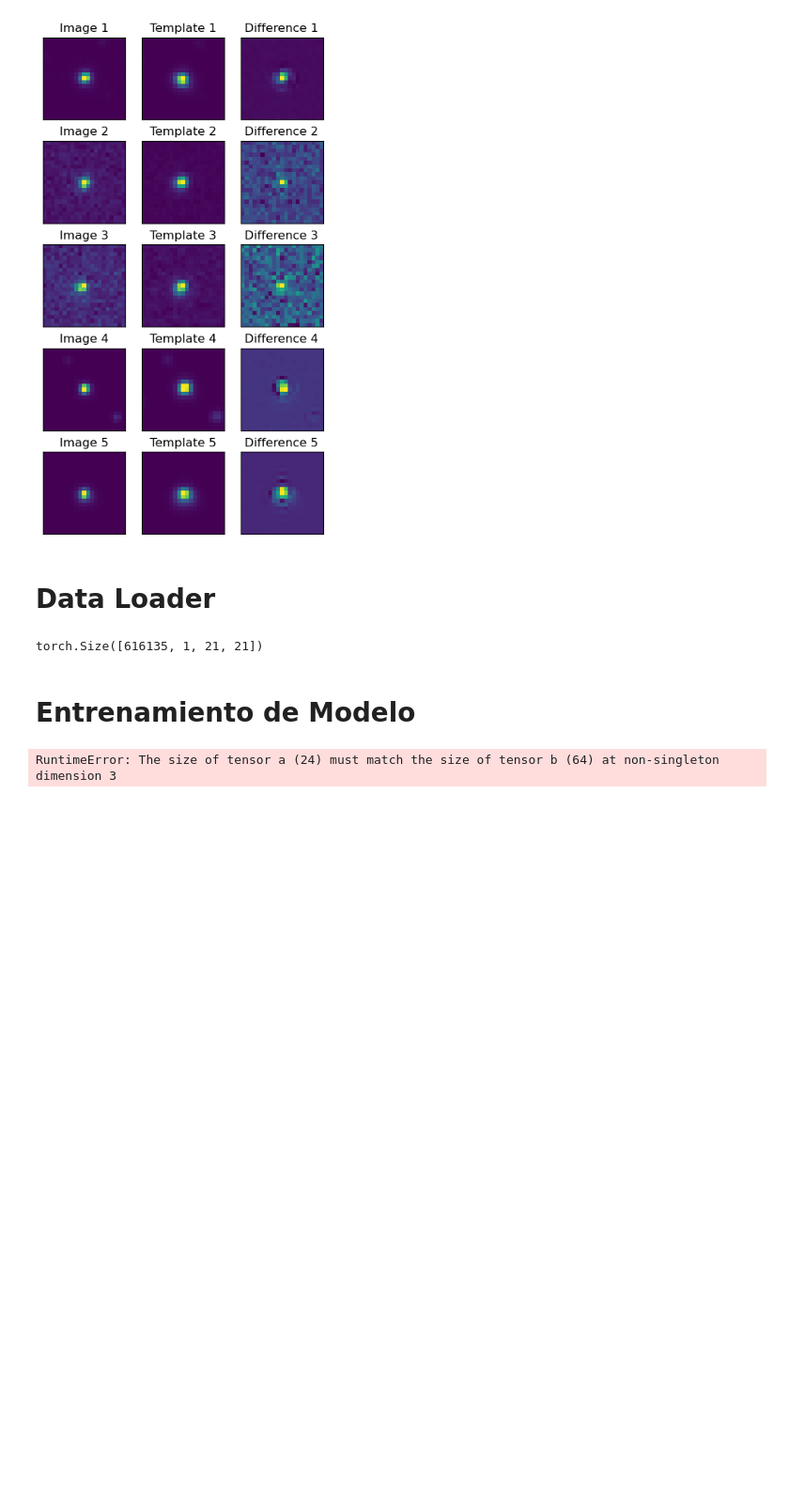
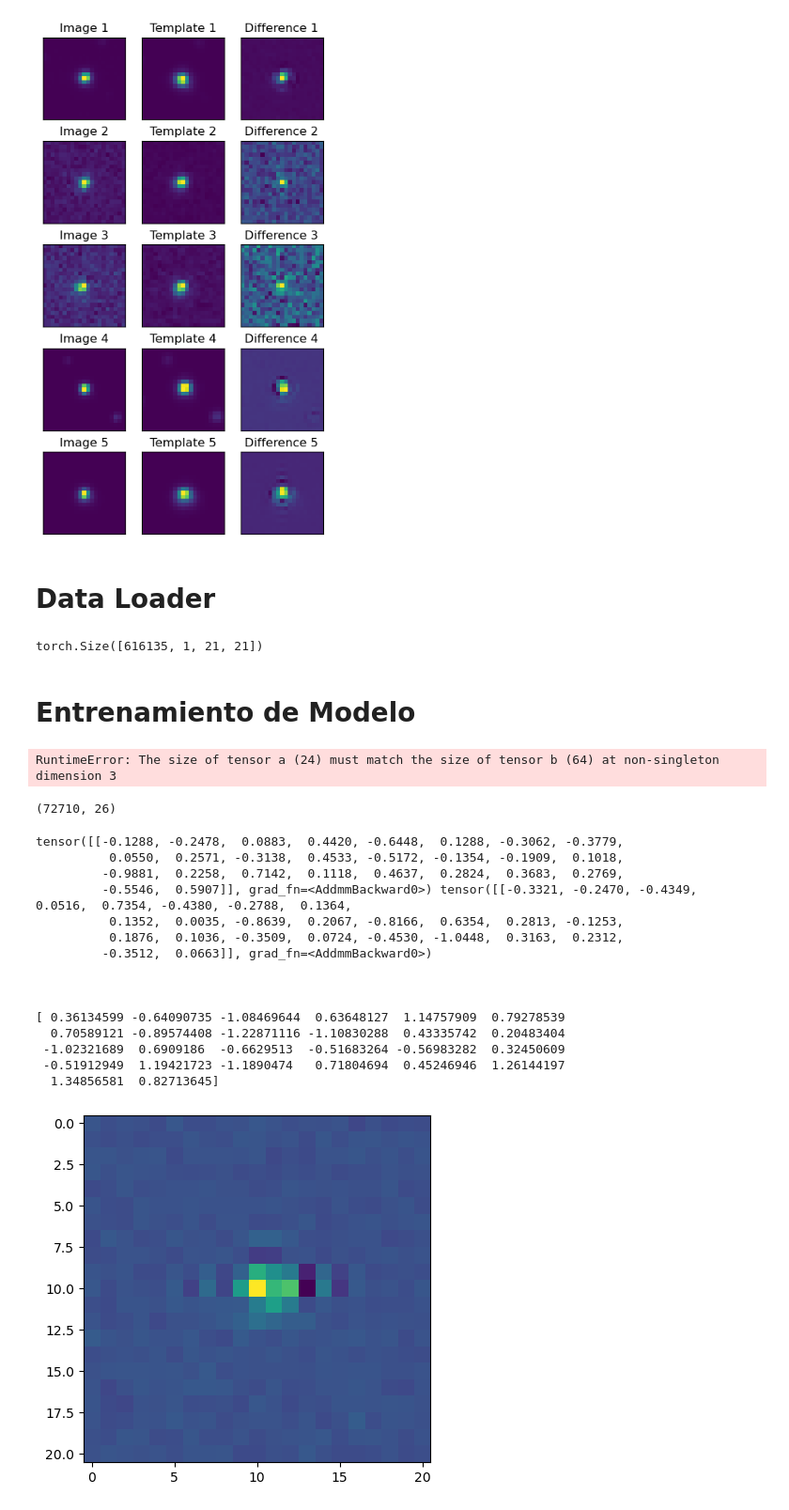
Before and after one commit to pmarconep/ZTF_alert_8a, a Jupyter notebook: proyecto.ipynb, the cells around one changed output. Shown at 94% size. Cells and saved outputs as stored; diff of their text form; code cells hidden in the pictures; blank space fills up the shorter version.

```diff
--- a/proyecto.ipynb
+++ b/proyecto.ipynb
@@ -37,12 +37,12 @@ importlib.reload(src)
 # %%
 #load everything
 stamps_dataset = pd.read_pickle('data/5stamps_dataset.pkl')
-# dataset_1_21 = pd.read_pickle('data/stamp_dataset_21_new.pkl')
-# dataset_2_28 = pd.read_pickle('data/stamp_dataset_28.pkl')
-# dataset_2_45 = pd.read_pickle('data/stamp_dataset_45.pkl')
-# dataset_1_45 = pd.read_pickle('data/stamp_dataset_jun_allwise_45_final.pkl')
-# dataset_2_63 = pd.read_pickle('data/stamp_dataset_only_images_63.pkl')
-# dataset_1_63 = pd.read_pickle('data/td_ztf_stamp_17_06_20.pkl')
+dataset_1_21 = pd.read_pickle('data/stamp_dataset_21_new.pkl')
+dataset_2_28 = pd.read_pickle('data/stamp_dataset_28.pkl')
+dataset_2_45 = pd.read_pickle('data/stamp_dataset_45.pkl')
+dataset_1_45 = pd.read_pickle('data/stamp_dataset_jun_allwise_45_final.pkl')
+dataset_2_63 = pd.read_pickle('data/stamp_dataset_only_images_63.pkl')
+dataset_1_63 = pd.read_pickle('data/td_ztf_stamp_17_06_20.pkl')
 # %%
 #changing all labels to match for ease of use in the future
 def rename_labels(dataset, old_value, new_value):
@@ -358,3 +359,46 @@ curves, tiempo_ejecucion = train.train_model(model,
 curves_fig = metrics.show_curves(curves)
 # %% [output]
 RuntimeError: The size of tensor a (24) must match the size of tensor b (64) at non-singleton dimension 3
+# %%
+dataset_1_21['Train']['features'].shape
+# %% [output]
+(72710, 26)
+# %%
+# Select an image from the dataset
+image = dataset_1_21['Train']['images'][0, :, :, 0]
+vector = dataset_1_21['Train']['features'][0]
+plt.imshow(image)
+# Convert the image to a tensor
+image_tensor = torch.tensor(image, dtype=torch.float32)
+# Add a batch dimension and channel dimension to the image tensor
+image_tensor = image_tensor.unsqueeze(0).unsqueeze(0)
+
+# Create a DataLoader for the image tensor
+image_loader = torch.utils.data.DataLoader(image_tensor, batch_size=1)
+
+
+
+from src.model.test.vae import Encoder
+
+model = Encoder(latent_dim=26)
+mu, logvar = model.forward(image_tensor)
+print(mu, logvar)
+print('\n\n')
+print(vector)
+# %% [output]
+tensor([[-0.1288, -0.2478,  0.0883,  0.4420, -0.6448,  0.1288, -0.3062, -0.3779,
+          0.0550,  0.2571, -0.3138,  0.4533, -0.5172, -0.1354, -0.1909,  0.1018,
+         -0.9881,  0.2258,  0.7142,  0.1118,  0.4637,  0.2824,  0.3683,  0.2769,
+         -0.5546,  0.5907]], grad_fn=<AddmmBackward0>) tensor([[-0.3321, -0.2470, -0.4349,  0.0516,  0.7354, -0.4380, -0.2788,  0.1364,
+          0.1352,  0.0035, -0.8639,  0.2067, -0.8166,  0.6354,  0.2813, -0.1253,
+          0.1876,  0.1036, -0.3509,  0.0724, -0.4530, -1.0448,  0.3163,  0.2312,
+         -0.3512,  0.0663]], grad_fn=<AddmmBackward0>)
+
+
+
+[ 0.36134599 -0.64090735 -1.08469644  0.63648127  1.14757909  0.79278539
+  0.70589121 -0.89574408 -1.22871116 -1.10830288  0.43335742  0.20483404
+ -1.02321689  0.6909186  -0.6629513  -0.51683264 -0.56983282  0.32450609
+ -0.51912949  1.19421723 -1.1890474   0.71804694  0.45246946  1.26144197
+  1.34856581  0.82713645]
+[figure, added]
```
Also changed, not shown: parts of 4 cells of this notebook, 3 other files.
